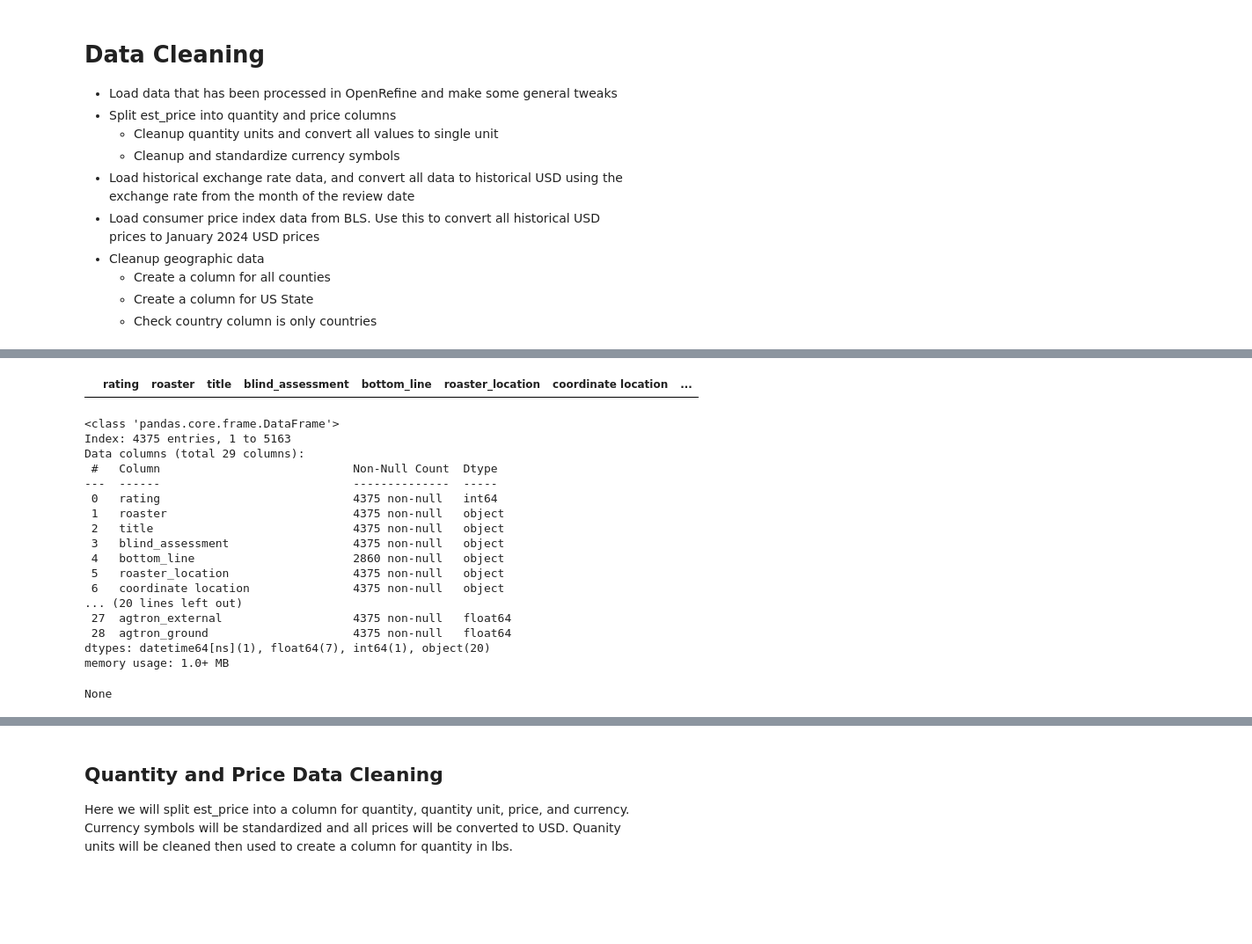
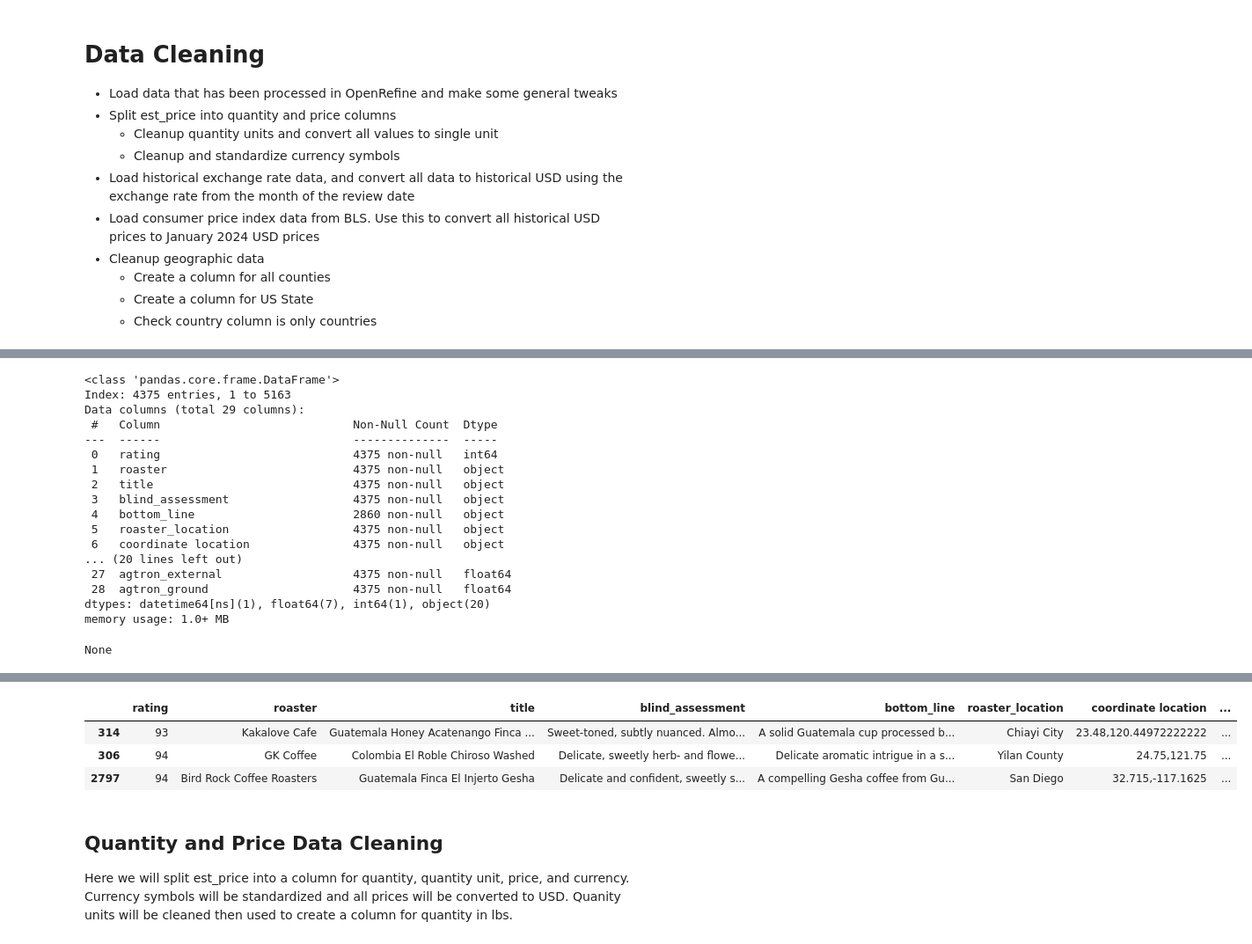
Before and after one commit to tynardone/coffee-reviews-analysis, a Jupyter notebook: notebooks/exploratory/01_data_cleaning.ipynb, the cells around one changed output, grey strips where cells are left out. Shown at 88% size. Saved outputs shown, nothing was run; the diff lists cells and outputs as text; code cells hidden in the pictures; blank space fills up the shorter version.

```diff
--- a/notebooks/exploratory/01_data_cleaning.ipynb
+++ b/notebooks/exploratory/01_data_cleaning.ipynb
@@ -60,5 +61,6 @@ None
 # %%
 def tweak_df(df: pd.DataFrame) -> pd.DataFrame:
+    """Initial data tweak"""
     return(
         df
         .assign(review_date = lambda df_: pd.to_datetime(df_['review_date'], format="%B %Y"),
@@ -86,20 +88,13 @@ def tweak_df(df: pd.DataFrame) -> pd.DataFrame:
         .loc[lambda df_: (df_['agtron_external'] <= 100) & (df_['agtron_ground'] <= 100), :]
         # Run str.strip on every string column
         .applymap(lambda x: x.strip() if isinstance(x, str) else x)
-
     )
-
 
 df = df_raw.pipe(tweak_df)
 
-# Save the review dates to a separate file
-#df.review_date.drop_duplicates().to_csv(data_dir / 'processed' / 'review_dates.csv', index=False)
-
-display(df[df['agtron_external'] > 100])
 display(df.info())
 display(df.sample(3))
 # %% [output]
-|  | rating | roaster | title | blind_assessment | bottom_line | roaster_location | coordinate location | ... |
 <class 'pandas.core.frame.DataFrame'>
 Index: 4375 entries, 1 to 5163
 Data columns (total 29 columns):
@@ -125,3 +116,7 @@ None
+|  | rating | roaster | title | blind_assessment | bottom_line | roaster_location | coordinate location | ... |
+| 314 | 93 | Kakalove Cafe | Guatemala Honey Acatenango Finca ... | Sweet-toned, subtly nuanced. Almo... | A solid Guatemala cup processed b... | Chiayi City | 23.48,120.44972222222 | ... |
+| 306 | 94 | GK Coffee | Colombia El Roble Chiroso Washed | Delicate, sweetly herb- and flowe... | Delicate aromatic intrigue in a s... | Yilan County | 24.75,121.75 | ... |
+| 2797 | 94 | Bird Rock Coffee Roasters | Guatemala Finca El Injerto Gesha | Delicate and confident, sweetly s... | A compelling Gesha coffee from Gu... | San Diego | 32.715,-117.1625 | ... |
 # %% [markdown]
 ## Quantity and Price Data Cleaning
 Here we will split est_price into a column for quantity, quantity unit, price, and currency. Currency symbols will be standardized and all prices will be converted to USD. Quanity units will be cleaned then used to create a column for quantity in lbs.
```
Also changed, not shown: parts of 8 cells of this notebook, 1 other file.
